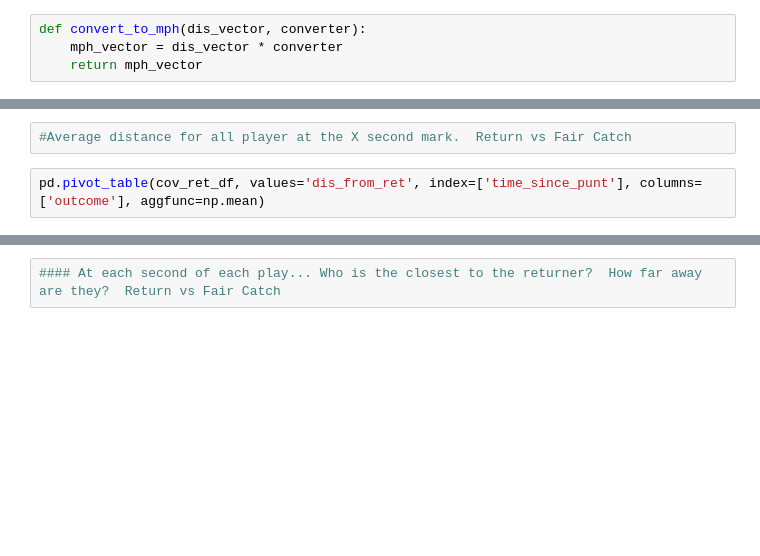
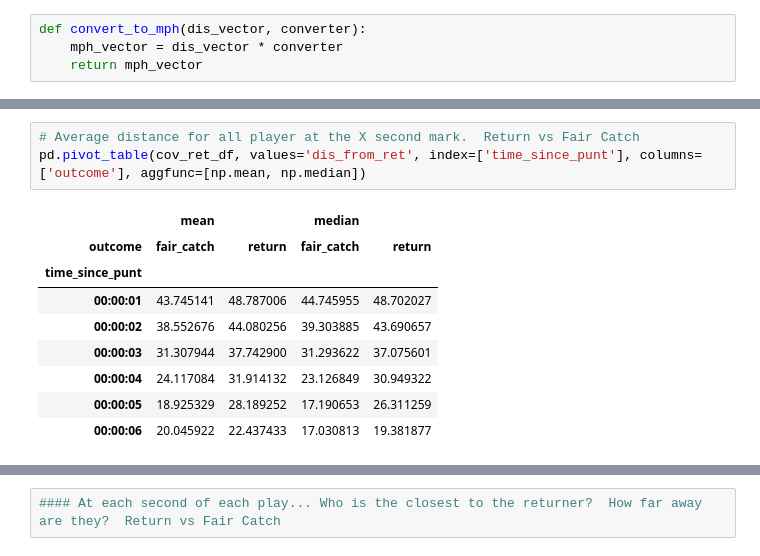
Before and after one commit to mtodisco10/nfl-punt-analytics, a Jupyter notebook: nfl_punt_script.ipynb, the cells around one changed output, grey strips where cells are left out. Cells and saved outputs as stored; diff of their text form; blank space fills up the shorter version.

```diff
--- a/nfl_punt_script.ipynb
+++ b/nfl_punt_script.ipynb
@@ -798,6 +661,15 @@ cov_ret_df.groupby(['cov_Role','time_since_punt','outcome'], as_index=False)['di
 # %%
-#Average distance for all player at the X second mark.  Return vs Fair Catch
+# Average distance for all player at the X second mark.  Return vs Fair Catch
+pd.pivot_table(cov_ret_df, values='dis_from_ret', index=['time_since_punt'], columns=['outcome'], aggfunc=[np.mean, np.median])
+# %% [output]
+|  | mean |  | median |  |
+| outcome | fair_catch | return | fair_catch | return |
+| time_since_punt |  |  |  |  |
+| 00:00:01 | 43.745141 | 48.787006 | 44.745955 | 48.702027 |
+| 00:00:02 | 38.552676 | 44.080256 | 39.303885 | 43.690657 |
+| 00:00:03 | 31.307944 | 37.742900 | 31.293622 | 37.075601 |
+| 00:00:04 | 24.117084 | 31.914132 | 23.126849 | 30.949322 |
+| 00:00:05 | 18.925329 | 28.189252 | 17.190653 | 26.311259 |
+| 00:00:06 | 20.045922 | 22.437433 | 17.030813 | 19.381877 |
-# %%
-pd.pivot_table(cov_ret_df, values='dis_from_ret', index=['time_since_punt'], columns=['outcome'], aggfunc=np.mean)
 # %%
 pd.pivot_table(cov_ret_df, values='dis_from_ret', index=['time_since_punt'], columns=['outcome','gunner_blockers'], aggfunc=np.mean)
```
Also changed, not shown: parts of 135 cells of this notebook.
